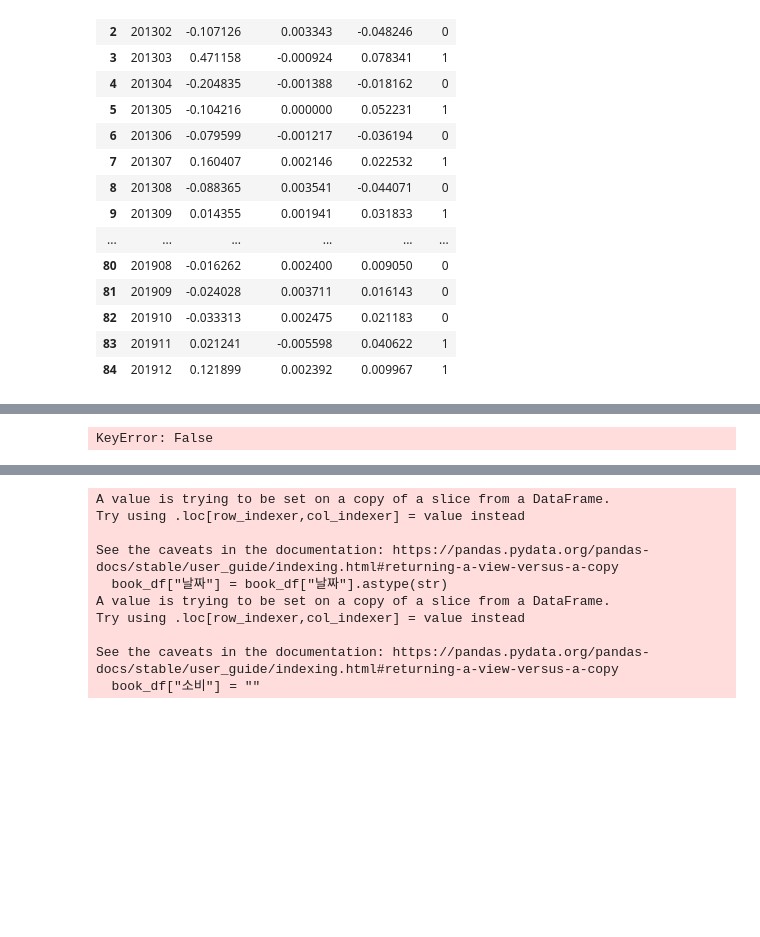
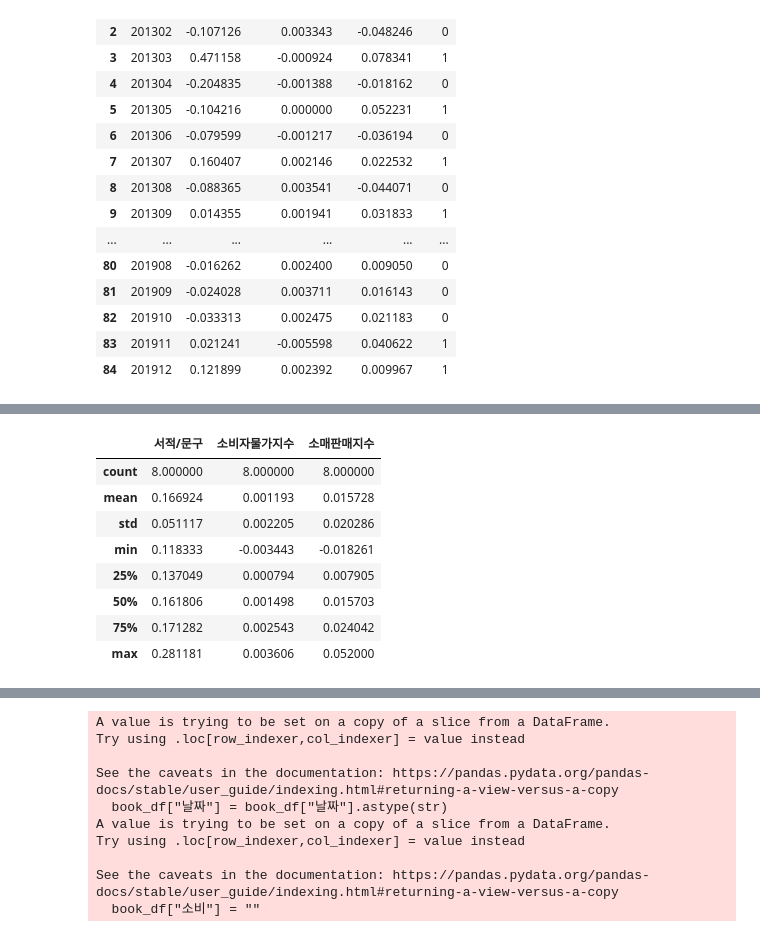
Before and after one commit to jkim0313/project1_dajopay, a Jupyter notebook: classification.ipynb, the cells around one changed output, grey strips where cells are left out. Saved outputs shown, nothing was run; the diff lists cells and outputs as text; code cells hidden in the pictures; blank space fills up the shorter version.

```diff
--- a/classification.ipynb
+++ b/classification.ipynb
@@ -268,4 +280,12 @@ See the caveats in the documentation: https://pandas.pydata.org/pandas-docs/stab
 # %%
-book_df[book_df.loc[1, "날짜"].endswith("03")]
+book_df[book_df["날짜"].str.endswith("12")].describe()
 # %% [output]
-KeyError: False
+|  | 서적/문구 | 소비자물가지수 | 소매판매지수 |
+| count | 8.000000 | 8.000000 | 8.000000 |
+| mean | 0.166924 | 0.001193 | 0.015728 |
+| std | 0.051117 | 0.002205 | 0.020286 |
+| min | 0.118333 | -0.003443 | -0.018261 |
+| 25% | 0.137049 | 0.000794 | 0.007905 |
+| 50% | 0.161806 | 0.001498 | 0.015703 |
+| 75% | 0.171282 | 0.002543 | 0.024042 |
+| max | 0.281181 | 0.003606 | 0.052000 |
```
Also changed, not shown: parts of 14 cells of this notebook.
